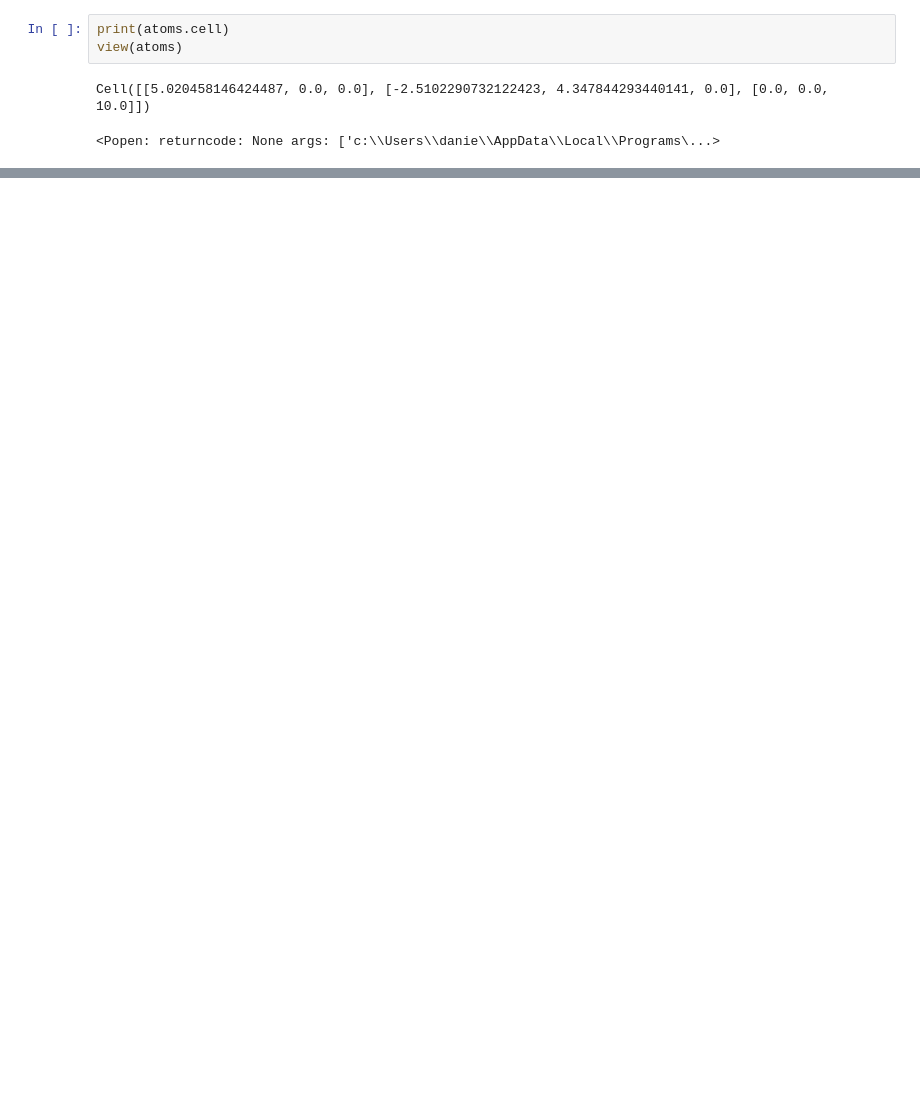
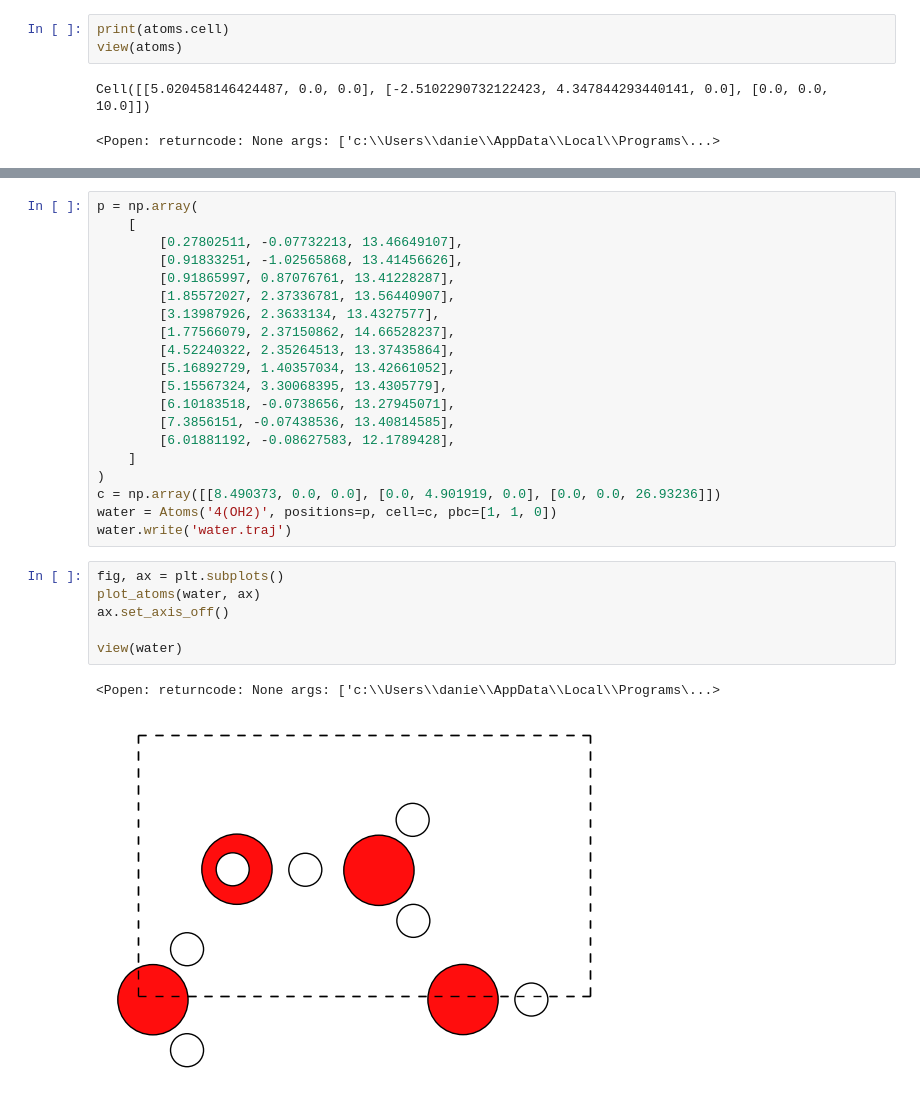
Before and after one commit to danielduque1/proyecto-AE, a Jupyter notebook: codes/libreria_ase.ipynb, the cells around one changed output, grey strips where cells are left out. Saved outputs shown, nothing was run; the diff lists cells and outputs as text; blank space fills up the shorter version.

```diff
--- a/codes/libreria_ase.ipynb
+++ b/codes/libreria_ase.ipynb
@@ -574,0 +633,29 @@ print(atoms.positions)
+# %%
+p = np.array(
+    [
+        [0.27802511, -0.07732213, 13.46649107],
+        [0.91833251, -1.02565868, 13.41456626],
+        [0.91865997, 0.87076761, 13.41228287],
+        [1.85572027, 2.37336781, 13.56440907],
+        [3.13987926, 2.3633134, 13.4327577],
+        [1.77566079, 2.37150862, 14.66528237],
+        [4.52240322, 2.35264513, 13.37435864],
+        [5.16892729, 1.40357034, 13.42661052],
+        [5.15567324, 3.30068395, 13.4305779],
+        [6.10183518, -0.0738656, 13.27945071],
+        [7.3856151, -0.07438536, 13.40814585],
+        [6.01881192, -0.08627583, 12.1789428],
+    ]
+)
+c = np.array([[8.490373, 0.0, 0.0], [0.0, 4.901919, 0.0], [0.0, 0.0, 26.93236]])
+water = Atoms('4(OH2)', positions=p, cell=c, pbc=[1, 1, 0])
+water.write('water.traj')
+# %%
+fig, ax = plt.subplots()
+plot_atoms(water, ax)
+ax.set_axis_off()
+
+view(water)
+# %% [output]
+<Popen: returncode: None args: ['c:\\Users\\danie\\AppData\\Local\\Programs\...>
+[figure, added]
```
Also changed, not shown: parts of 19 cells of this notebook, 4 other files.
